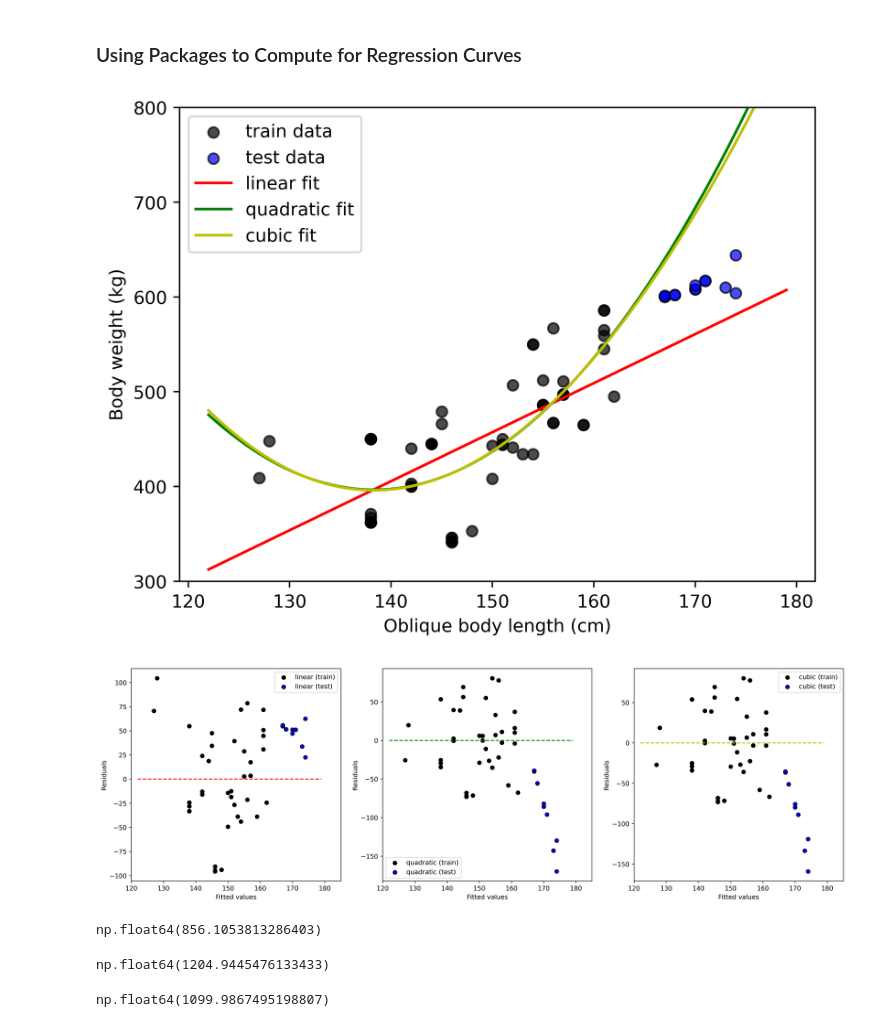
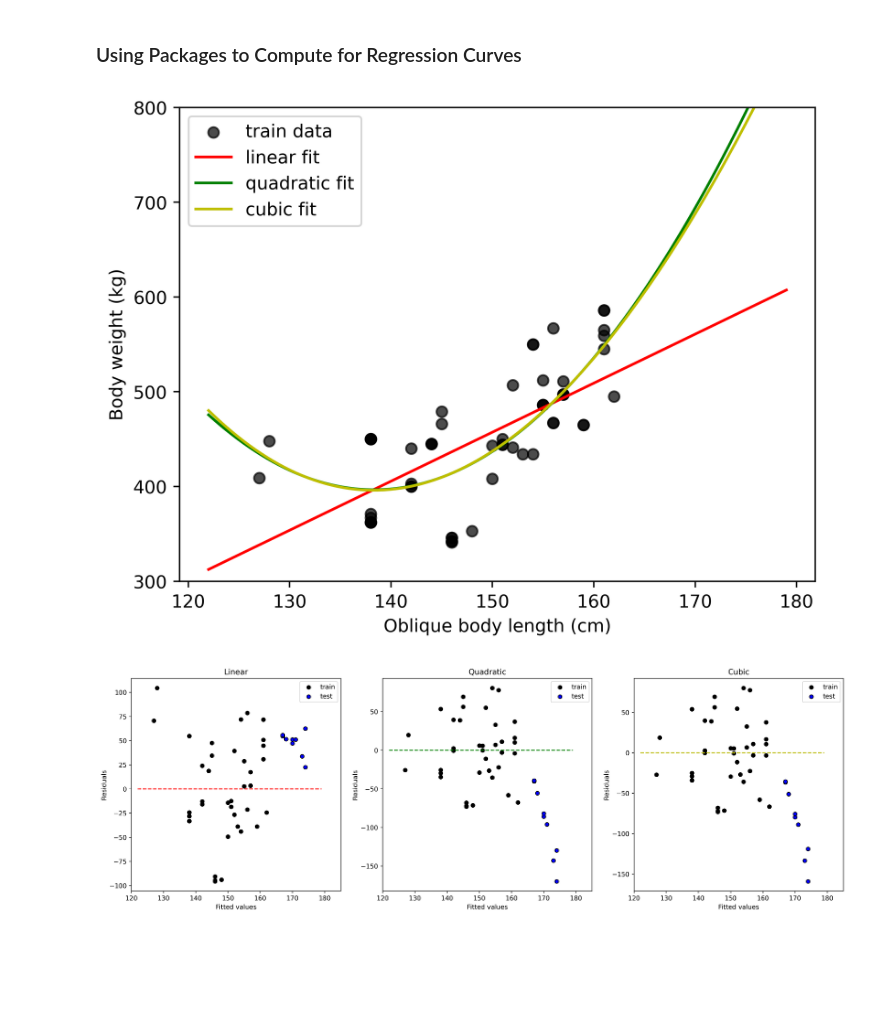
Before and after one commit to ji-chani/DS-dump, a Jupyter notebook: activity-curvefitting.ipynb, the cells around one changed output. Saved outputs shown, nothing was run; the diff lists cells and outputs as text; code cells hidden in the pictures; blank space fills up the shorter version.

```diff
--- a/activity-curvefitting.ipynb
+++ b/activity-curvefitting.ipynb
@@ -139,8 +129,8 @@ X = np.linspace(data[x_label].min()-5, data[x_label].max()+5, 100)
 plt.scatter(train_data[x_label], train_data['BW'],
             c='k', alpha=0.7, label='train data')
 # test data
-plt.scatter(test_data[x_label], test_data['BW'],
-            c='b', alpha=0.7, label='test data')
+# plt.scatter(test_data[x_label], test_data['BW'],
+#             c='b', alpha=0.7, label='test data')
 
 # regression curves
 plt.plot(X, linear(X), c='r', label='linear fit')
@@ -154,7 +144,7 @@ plt.ylabel('Body weight (kg)')
 plt.legend()
 plt.show()
 # %% [output]
-[figure, old version]
+[figure, new version]
 # %%
 def get_residuals(X:pd.DataFrame, Y:pd.DataFrame, fitted_curve, params=None):
     if params is not None:
@@ -179,44 +169,47 @@ axs = axs.flatten()
 # ------- Residual (Linear curve)
 axs[0].plot(X, np.full_like(X, 0), '--', c='r')
 axs[0].scatter(train_data[x_label], get_residuals(train_data[x_label], train_data['BW'], linear),
-            c='k', label='linear (train)')
+            c='k', label='train')
 axs[0].scatter(test_data[x_label], get_residuals(test_data[x_label], test_data['BW'], linear),
-            c='b', label='linear (test)')
+            c='b', label='test')
 
 axs[0].set_xlim([120, 185])
 axs[0].set_xlabel('Fitted values')
 axs[0].set_ylabel('Residuals')
+axs[0].set_title('Linear')
 axs[0].legend()
 
 
 # ------- Residual (Quadratic curve)
 axs[1].plot(X, np.full_like(X, 0), '--', c='g')
 axs[1].scatter(train_data[x_label], get_residuals(train_data[x_label], train_data['BW'], quad),
-            c='k', label='quadratic (train)')
+            c='k', label='train')
 axs[1].scatter(test_data[x_label], get_residuals(test_data[x_label], test_data['BW'], quad),
-            c='b', label='quadratic (test)')
+            c='b', label='test')
 
 axs[1].set_xlim([120, 185])
 axs[1].set_xlabel('Fitted values')
 axs[1].set_ylabel('Residuals')
-axs[1].legend(loc='lower left')
+axs[1].set_title('Quadratic')
+axs[1].legend()
 
 
 # ------- Residual (Quadratic curve)
 axs[2].plot(X, np.full_like(X, 0), '--', c='y')
 axs[2].scatter(train_data[x_label], get_residuals(train_data[x_label], train_data['BW'], cubic, params),
-            c='k', label='cubic (train)')
+            c='k', label='train')
 axs[2].scatter(test_data[x_label], get_residuals(test_data[x_label], test_data['BW'], cubic, params),
-            c='b', label='cubic (test)')
+            c='b', label='test')
 
 axs[2].set_xlim([120, 185])
 axs[2].set_xlabel('Fitted values')
 axs[2].set_ylabel('Residuals')
+axs[2].set_title('Cubic')
 axs[2].legend()
 
 plt.show()
 # %% [output]
-[figure, old version]
+[figure, new version]
 # %%
 # computing goodness of fit
 # RMSE, R^2, AIC
@@ -249,15 +254,3 @@ def AIC(predicted, actual, fitted_curve, params=None):
     RSS = (residuals**2).sum()
 
     return n * np.log(RSS/n) + 2*k
-# %%
-AIC(linear(train_data['OBL']), train_data['BW'], linear)
-# %% [output]
-np.float64(856.1053813286403)
-# %%
-AIC(quad(train_data['OBL']), train_data['BW'], quad)
-# %% [output]
-np.float64(1204.9445476133433)
-# %%
-AIC(cubic(train_data['OBL'], *params), train_data['BW'], cubic, params)
-# %% [output]
-np.float64(1099.9867495198807)
```
Also changed, not shown: parts of 5 cells of this notebook.
